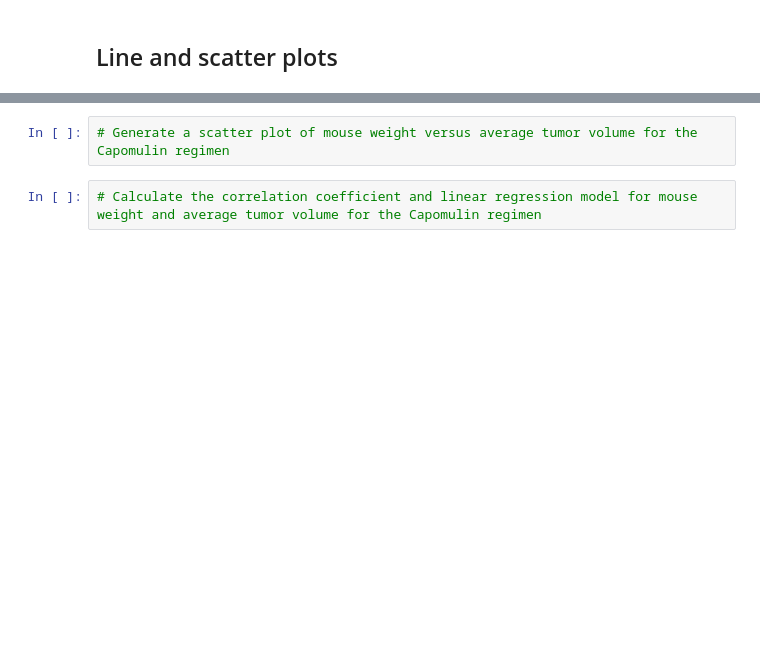
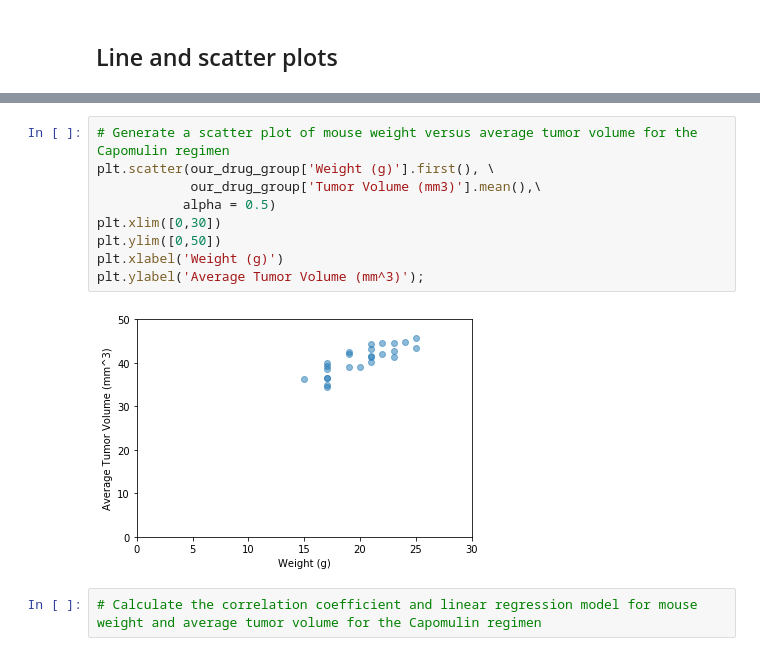
Before and after one commit to nqazimn/matplotlib-challenge, a Jupyter notebook: pymaceuticals_QAZINabeel_HW5.ipynb, the cells around one changed output, grey strips where cells are left out. Drawn from its saved outputs; the diff is of its cells as text; blank space fills up the shorter version.

```diff
--- a/pymaceuticals_QAZINabeel_HW5.ipynb
+++ b/pymaceuticals_QAZINabeel_HW5.ipynb
@@ -229,4 +228,13 @@ Text(0.5, 0, 'Timepoint (days)')
 # %%
 # Generate a scatter plot of mouse weight versus average tumor volume for the Capomulin regimen
+plt.scatter(our_drug_group['Weight (g)'].first(), \
+            our_drug_group['Tumor Volume (mm3)'].mean(),\
+           alpha = 0.5)
+plt.xlim([0,30])
+plt.ylim([0,50])
+plt.xlabel('Weight (g)')
+plt.ylabel('Average Tumor Volume (mm^3)');
+# %% [output]
+[figure, added]
 # %%
 # Calculate the correlation coefficient and linear regression model for mouse weight and average tumor volume for the Capomulin regimen
```
Also changed, not shown: parts of 2 cells of this notebook.
